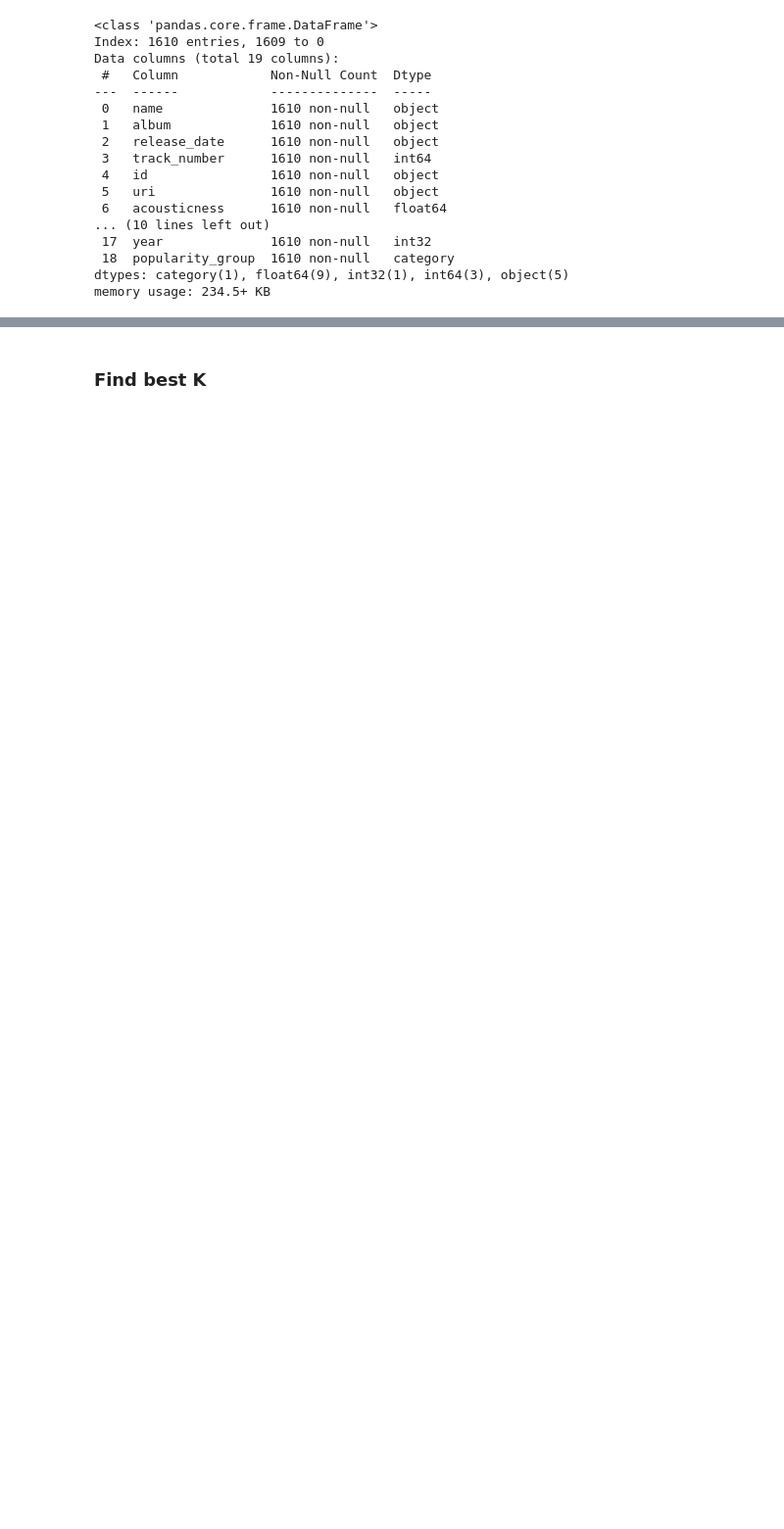
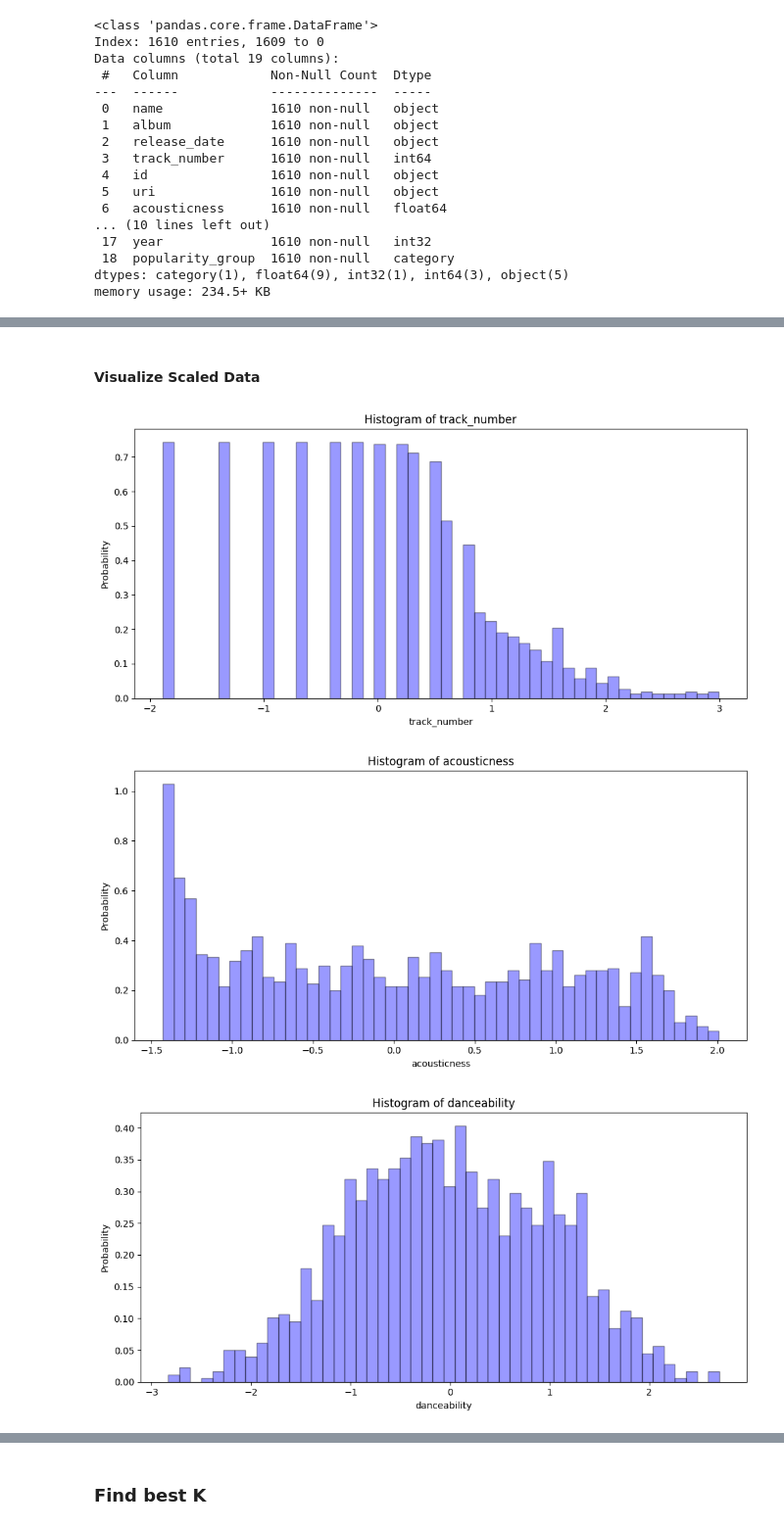
Before and after one commit to gentralg-Gitcoding/fullstack-projects, a Jupyter notebook: cohortOfSongs/notebooks/cohort_of_songs_Gentral.ipynb, the cells around one changed output, grey strips where cells are left out. Shown at 98% size. Saved outputs shown, nothing was run; the diff lists cells and outputs as text; code cells hidden in the pictures; blank space fills up the shorter version.

```diff
--- a/cohortOfSongs/notebooks/cohort_of_songs_Gentral.ipynb
+++ b/cohortOfSongs/notebooks/cohort_of_songs_Gentral.ipynb
@@ -458,0 +467,10 @@ numerical_features = release_date_sorted.select_dtypes(include=["float64", "int6
+# %%
+#Create clustering df from a PowerTransform using Yeo-Johnson
+transformer = PowerTransformer()
+
+cluster_df = pd.DataFrame(
+    transformer.fit_transform(release_date_sorted[numerical_features]),
+    columns=transformer.get_feature_names_out(),
+    index=release_date_sorted[numerical_features].index
+)
+cluster_df
@@ -460,0 +517,18 @@ cluster_df = release_date_sorted.copy(deep=True)
+# %% [markdown]
+#### Visualize Scaled Data
+# %%
+if viewPlots:
+    for feature in numerical_features:
+        fig, axes = plt.subplots(1, 1, figsize=(10, 5))
+
+        axes.hist(x=cluster_df[feature], bins=50, color="blue", edgecolor="black", alpha=0.4, density=True)
+        axes.set_title(f"Histogram of {feature}")
+        axes.set_xlabel(f"{feature}")
+        axes.set_ylabel(f"Probability")
+
+        plt.tight_layout()
+        plt.show()
+# %% [output]
+[figure, added]
+[figure, added]
+[figure, added]
```
Also changed, not shown: parts of 28 cells of this notebook.
